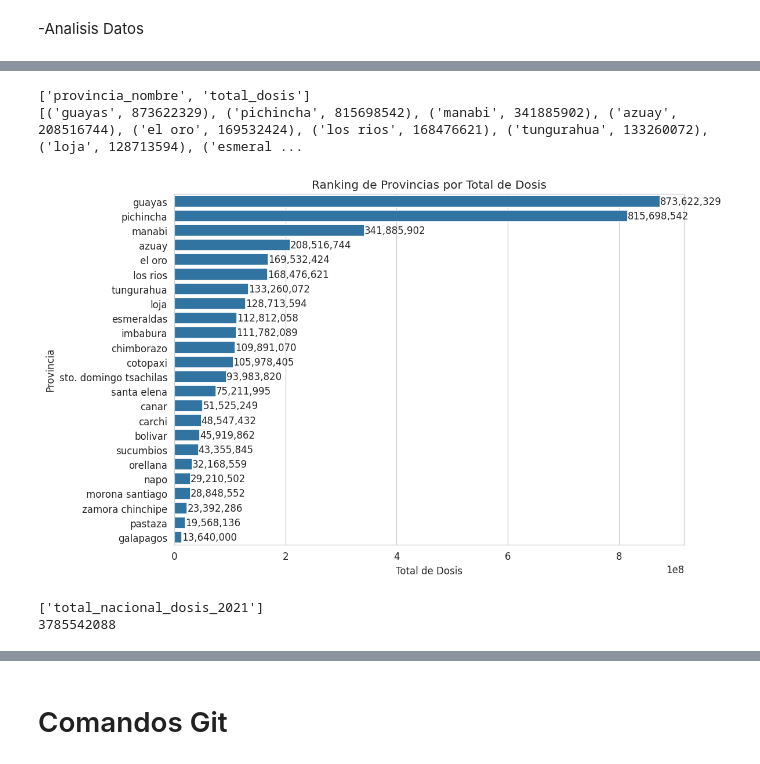
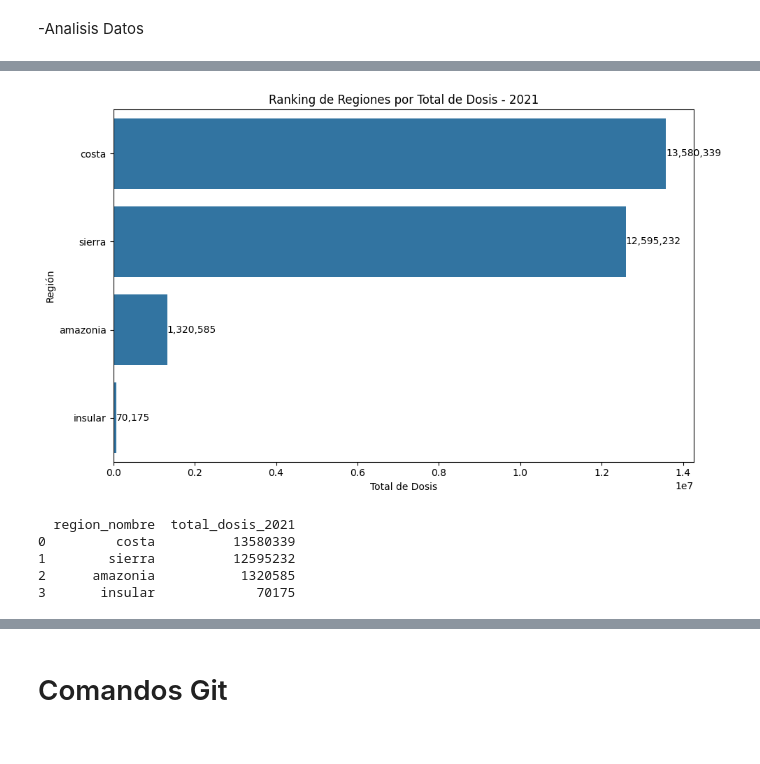
Before and after one commit to es-ship-it/ETL_Project_First_Delivery_Colab, a Jupyter notebook: ETL/datawarehouse_project_first_delivery.ipynb, the cells around one changed output, grey strips where cells are left out. Cells and saved outputs as stored; diff of their text form; code cells hidden in the pictures.

```diff
--- a/ETL/datawarehouse_project_first_delivery.ipynb
+++ b/ETL/datawarehouse_project_first_delivery.ipynb
@@ -618,55 +706,49 @@ plt.show()
 # %%
-#total dosis por provincia a lo largo del año
 cursor.execute('''
 SELECT
-    p.provincia_nombre,
-    SUM(v.dosis_total) AS total_dosis
-FROM fact_vacunacion v
-INNER JOIN dim_provincia p ON v.provincia_id = p.id
-GROUP BY p.provincia_nombre
-ORDER BY total_dosis DESC;''')
-resultado = cursor.fetchall()
-columnas = [desc[0] for desc in cursor.description]
-print(columnas)
-print(resultado)
+    r.region_nombre,
+    SUM(sub.max_dosis) AS total_dosis_2021
+FROM (
+    SELECT
+        v.canton_id,
+        v.region_id,
+        MAX(v.dosis_total) AS max_dosis
+    FROM fact_vacunacion v
+    JOIN dim_fecha f
+        ON v.date_id = f.id
+    WHERE f.anio = 2021
+    GROUP BY v.canton_id, v.region_id
+) sub
+JOIN dim_region r
+    ON sub.region_id = r.id
+GROUP BY r.region_nombre
+ORDER BY total_dosis_2021 DESC;''')
 
-#----------------------------
-
-df_grafico = pd.DataFrame(resultado, columns=columnas)
+df_grafico = pd.DataFrame(cursor.fetchall(), columns=[desc[0] for desc in cursor.description])
 
 plt.figure(figsize=(10,6))
 
 ax = sns.barplot(
     data=df_grafico,
-    y="provincia_nombre",
-    x="total_dosis"
+    y="region_nombre",
+    x="total_dosis_2021"
 )
 
-for i, v in enumerate(df_grafico["total_dosis"]):
+for i, v in enumerate(df_grafico["total_dosis_2021"]):
     ax.text(v, i, f"{v:,}", va='center')
 
-plt.title("Ranking de Provincias por Total de Dosis")
+plt.title("Ranking de Regiones por Total de Dosis - 2021")
 plt.xlabel("Total de Dosis")
-plt.ylabel("Provincia")
+plt.ylabel("Región")
 
 plt.tight_layout()
 plt.show()
+print(df_grafico)
 # %% [output]
+[figure, new version]
-['provincia_nombre', 'total_dosis']
-[('guayas', 873622329), ('pichincha', 815698542), ('manabi', 341885902), ('azuay', 208516744), ('el oro', 169532424), ('los rios', 168476621), ('tungurahua', 133260072), ('loja', 128713594), ('esmeral ...
+  region_nombre  total_dosis_2021
+0         costa          13580339
+1        sierra          12595232
+2      amazonia           1320585
+3       insular             70175
-[figure, old version]
-# %%
-#total nacioanl de dosis
-cursor.execute('''
-SELECT
-    SUM(v.dosis_total) AS total_nacional_dosis_2021
-FROM fact_vacunacion v
-ORDER BY total_nacional_dosis_2021 DESC;''')
-resultado = cursor.fetchone()[0]
-columnas = [desc[0] for desc in cursor.description]
-print(columnas)
-print(resultado)
-# %% [output]
-['total_nacional_dosis_2021']
-3785542088
 # %%
```
Also changed, not shown: parts of 20 cells of this notebook.
